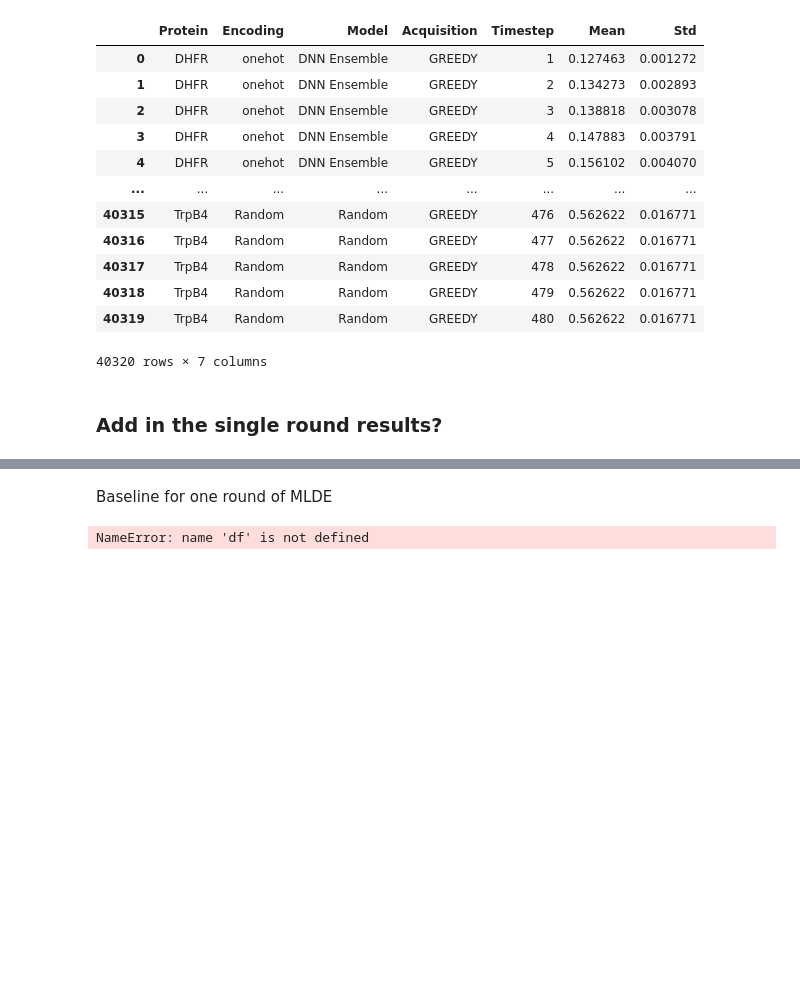
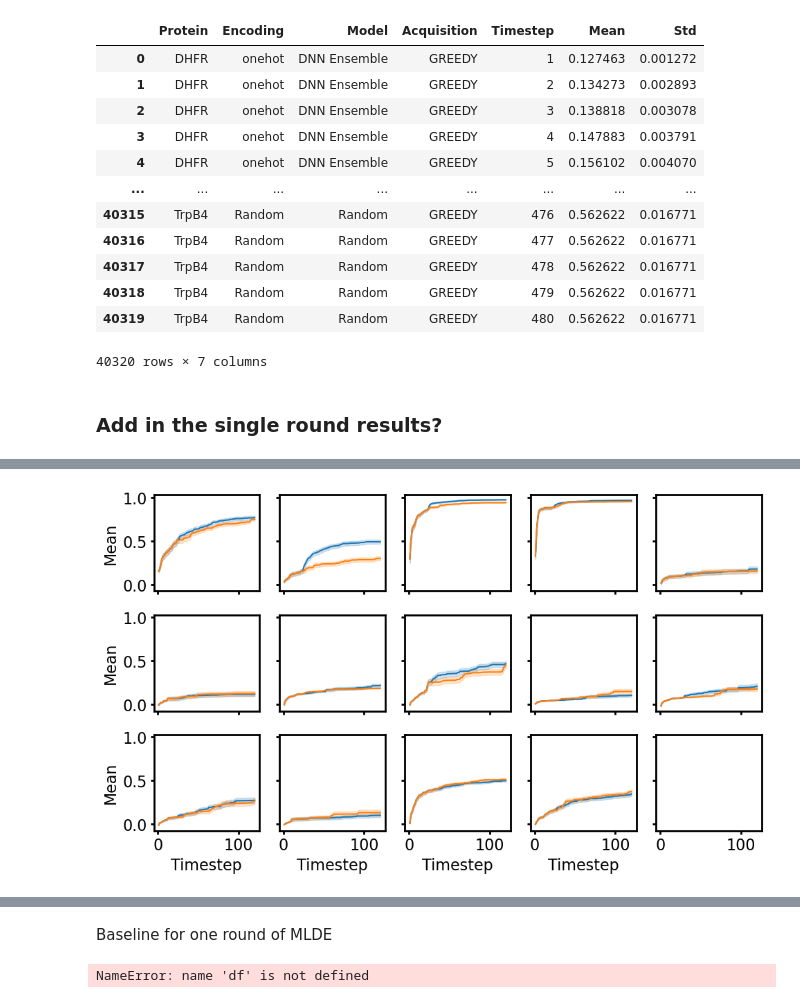
Before and after one commit to fhalab/alde4ssmula, a Jupyter notebook: analysis/visualization.ipynb, the cells around one changed output, grey strips where cells are left out. Saved outputs shown, nothing was run; the diff lists cells and outputs as text; code cells hidden in the pictures; blank space fills up the shorter version.

```diff
--- a/analysis/visualization.ipynb
+++ b/analysis/visualization.ipynb
@@ -230,0 +291,85 @@ TypeError: subplot() takes 1 or 3 positional arguments but 2 were given
+# %%
+df = pd.read_csv('results/24+96+baseline/all_results.csv')
+
+#workaround to use seaborn to plot standard deviation as error bars
+df_lower = df.copy()
+df_lower['Mean'] = df_lower['Mean'] - df_lower['Std']
+df_upper = df.copy()
+df_upper['Mean'] = df_upper['Mean'] + df_upper['Std']
+df = pd.concat([df, df_lower, df_upper])
+df = df.reset_index(drop=True)
+
+fig1, ax1 = plt.subplots(3, 5, figsize=(10, 6), sharex=True, sharey=True)
+fig2, ax2 = plt.subplots(3, 5, figsize=(10, 6), sharex=True, sharey=True)
+
+
+model_order = ['DNN Ensemble', 'Random']
+model_order2 = ['DNN Ensemble']
+acq_order = ['GREEDY']
+encoding_dict = {'AA': 'AAindex', 'georgiev': 'Georgiev', 'onehot': 'Onehot', 'ESM2': 'ESM2'}
+
+i = 0
+
+for p, protein in enumerate(["DHFR", "GB1", "ParD2", "ParD3", "TrpB3A", "TrpB3B", "TrpB3C", "TrpB3D", "TrpB3E", "TrpB3F", "TrpB3G", "TrpB3H", "TrpB3I", "TrpB4"]):
+    for encoding in ['onehot']:
+        df2 = df.copy()
+        df2['Encoding'] = df2['Encoding'].replace('Random', encoding)
+
+        subset = df2[(df2['Protein'] == protein) & (df2['Encoding'] == encoding)]
+
+        # plt.figure(1)
+        # plt.subplot(p)
+        # if i == 3:
+        #     ax = sns.lineplot(data=subset, x="Timestep", y="Mean", hue='Model', style="Acquisition", hue_order=model_order, style_order=acq_order, errorbar=('pi', 100))
+        #     plt.legend(bbox_to_anchor=(1.05, 1), loc=2, borderaxespad=0., fontsize=16)
+        # else:
+        sns.lineplot(data=subset, x="Timestep", y="Mean", hue='Model', style="Acquisition", hue_order=model_order, style_order=acq_order, errorbar=('pi', 100), legend=False, ax=ax1.flatten()[p])
+
+        # plt.xticks(np.arange(0, 480 + 96, 96))
+        # plt.grid()
+        # plt.ylabel('Max Fitness Achieved')
+        # plt.xlabel('# Variants')
+        # if i <= 3:
+        #     ax.set_xticklabels([])
+        #     ax.set(xlabel=None)
+        #     plt.title(encoding_dict[encoding])
+
+        # if i != 0 and i != 4:
+        #     ax.set_yticklabels([])
+        #     ax.set(ylabel=None)
+
+        # plt.figure(2)
+        # plt.subplot(p)
+        last = subset[subset['Timestep'] == 480]
+        final_random = last[last['Model'] == 'Random']['Mean'].mean()
+        last = last[last['Model'] != 'Random']
+
+        # if i == 3:
+        #     ax = sns.barplot(data=last, x='Acquisition', y='Mean', hue='Model', order=acq_order, hue_order=model_order2, errorbar=('pi', 100))
+        #     plt.legend(bbox_to_anchor=(1.05, 1), loc=2, borderaxespad=0., fontsize=16)
+        # else:
+        # ax = sns.barplot(data=last, x='Acquisition', y='Mean', hue='Model', legend=False, order=acq_order, hue_order=model_order2, errorbar=('pi', 100))
+        sns.barplot(data=last, x='Acquisition', y='Mean', hue='Model', legend=False, order=acq_order, hue_order=model_order2, errorbar=('pi', 100), ax=ax2.flatten()[p])
+
+        # ax.yaxis.grid(True)
+        # plt.xlabel('')
+        # plt.axhline(y=final_random, color='k', linestyle='-')
+        # plt.ylabel('Max Fitness Achieved')
+
+        # if i <= 3:
+        #     ax.set_xticklabels([])
+        #     plt.title(encoding_dict[encoding])
+
+        # if i != 0 and i != 4:
+        #     ax.set_yticklabels([])
+        #     ax.set(ylabel=None)
+
+        # i += 1
+
+plt.figure(1)
+plt.tight_layout()
+
+plt.figure(2)
+plt.legend(bbox_to_anchor=(1.05, 1), loc=2, borderaxespad=0., fontsize=16)
+plt.tight_layout()
+# %% [output]
@@ -230,0 +377 @@ TypeError: subplot() takes 1 or 3 positional arguments but 2 were given
+[figure, added]
```
Also changed, not shown: parts of 3 cells of this notebook, 4 other files.
